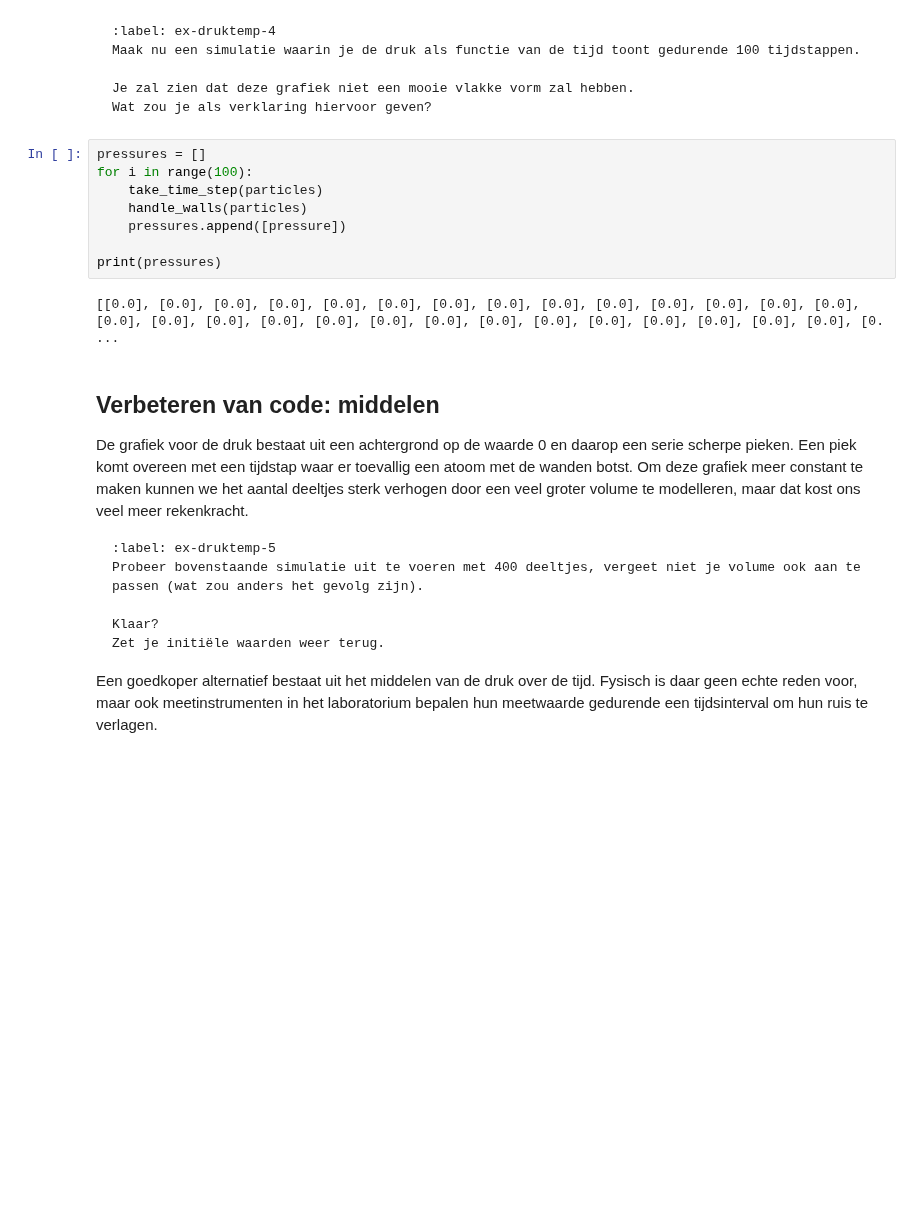
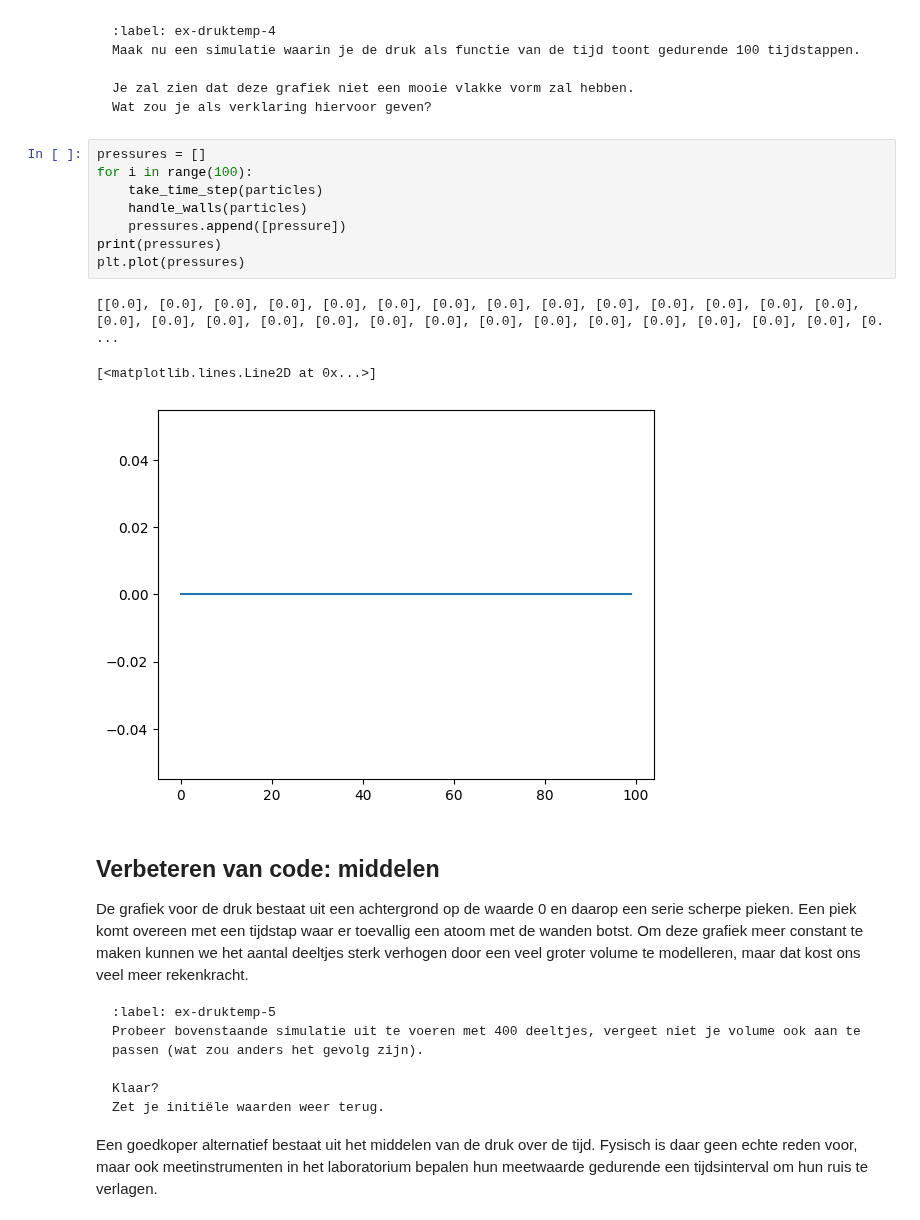
Before and after one commit to arenmeghdadi/314159265358979323846264338, a Jupyter notebook: Content/PySim/5_druktemp.ipynb, the cells around one changed output. Drawn from its saved outputs; the diff is of its cells as text; blank space fills up the shorter version.

```diff
--- a/Content/PySim/5_druktemp.ipynb
+++ b/Content/PySim/5_druktemp.ipynb
@@ -317,13 +309,15 @@ Wat zou je als verklaring hiervoor geven?
 # %%
 pressures = []
 for i in range(100):
     take_time_step(particles)
     handle_walls(particles)
     pressures.append([pressure])
-
 print(pressures)
+plt.plot(pressures)
 # %% [output]
 [[0.0], [0.0], [0.0], [0.0], [0.0], [0.0], [0.0], [0.0], [0.0], [0.0], [0.0], [0.0], [0.0], [0.0], [0.0], [0.0], [0.0], [0.0], [0.0], [0.0], [0.0], [0.0], [0.0], [0.0], [0.0], [0.0], [0.0], [0.0], [0. ...
+[<matplotlib.lines.Line2D at 0x...>]
+[figure, added]
 # %% [markdown]
 ## Verbeteren van code: middelen
 
```
Also changed, not shown: parts of 7 cells of this notebook.
